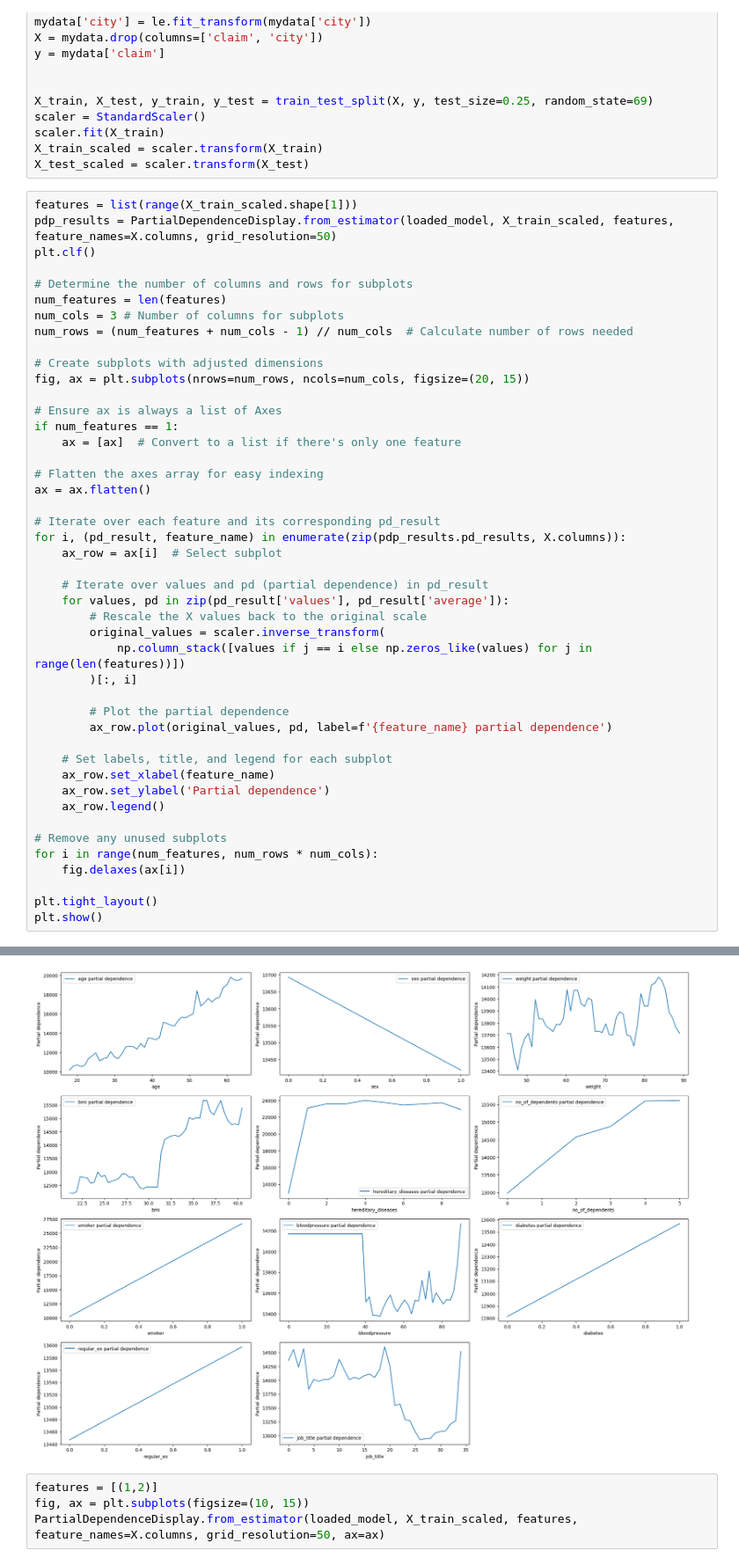
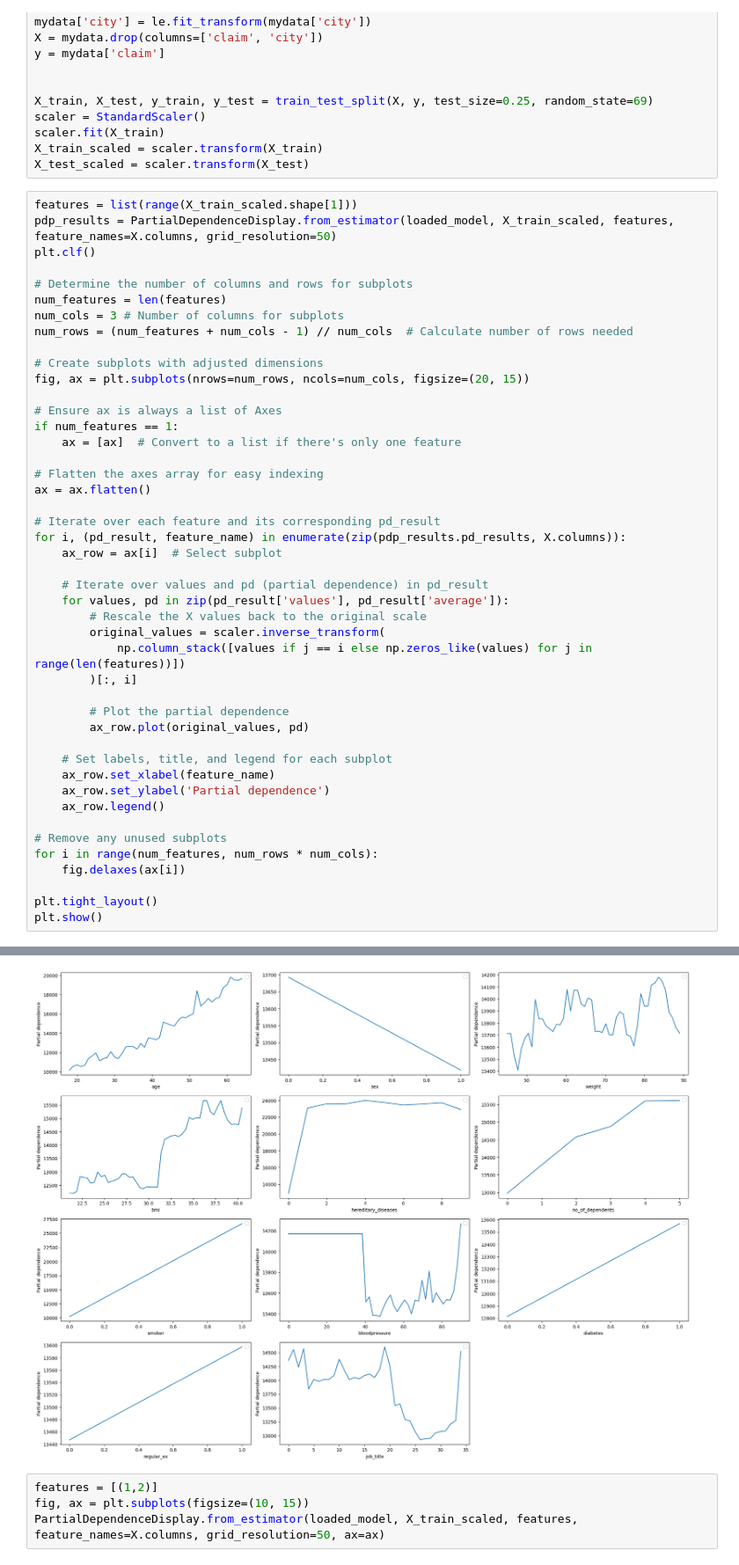
Before and after one commit to StefanBanioi/Group-13-Project-2-2, a Jupyter notebook: XGBoostPDP.ipynb, the cells around one changed output, grey strips where cells are left out. Shown: that part at 88% size. Drawn from its saved outputs; the diff is of its cells as text.

```diff
--- a/XGBoostPDP.ipynb
+++ b/XGBoostPDP.ipynb
@@ -59,7 +59,7 @@ for i, (pd_result, feature_name) in enumerate(zip(pdp_results.pd_results, X.colu
         )[:, i]
 
         # Plot the partial dependence
-        ax_row.plot(original_values, pd, label=f'{feature_name} partial dependence')
+        ax_row.plot(original_values, pd)
 
     # Set labels, title, and legend for each subplot
     ax_row.set_xlabel(feature_name)
@@ -77,4 +88,4 @@ plt.show()
-[figure, old version]
+[figure, new version]
 # %%
 features = [(1,2)]
 fig, ax = plt.subplots(figsize=(10, 15))
```
Also changed, not shown: parts of 1 cell of this notebook.
